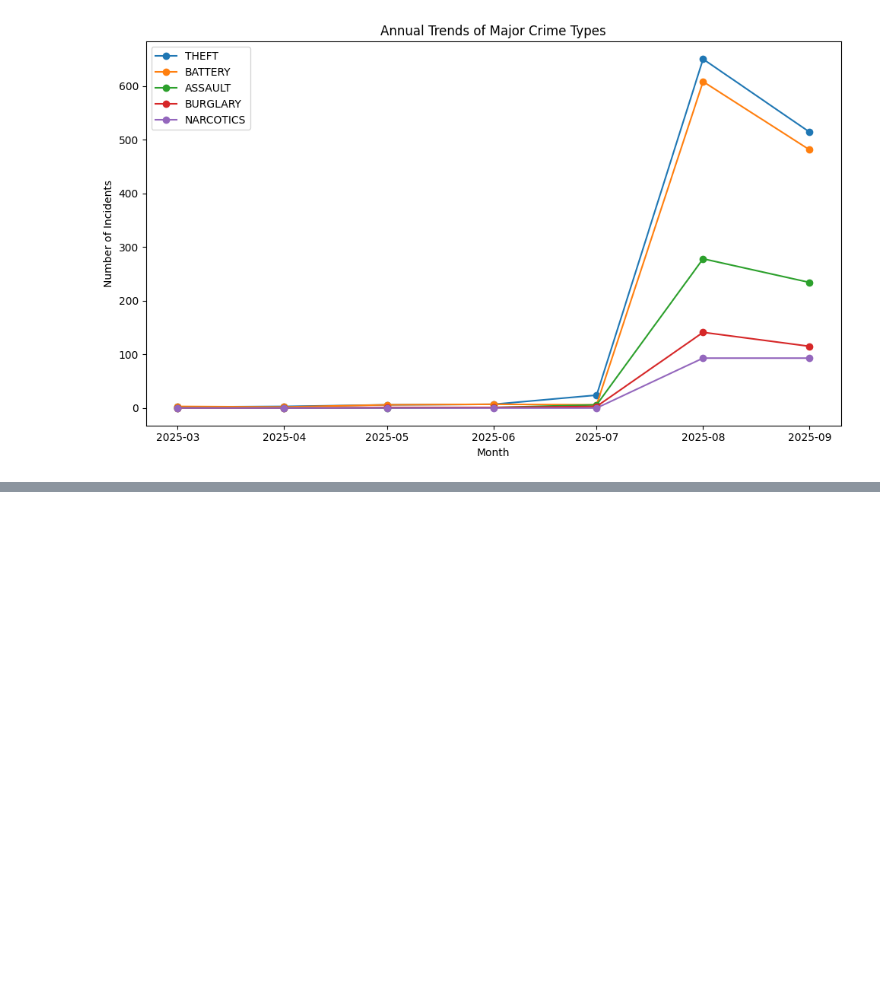
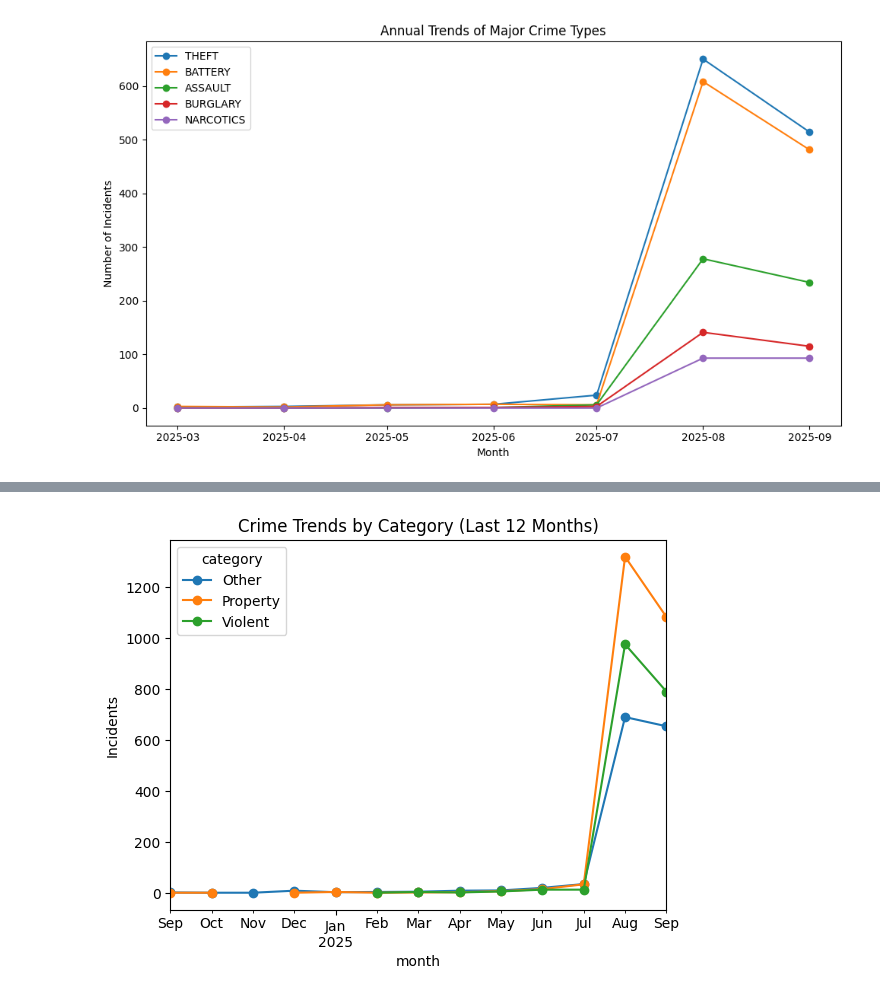
Before and after one commit to Jonah-Schwartz521/Chicago_Crime_Pipeline, a Jupyter notebook: notebooks/eda/eda.ipynb, the cells around one changed output, grey strips where cells are left out. Saved outputs shown, nothing was run; the diff lists cells and outputs as text; code cells hidden in the pictures; blank space fills up the shorter version.

```diff
--- a/notebooks/eda/eda.ipynb
+++ b/notebooks/eda/eda.ipynb
@@ -247,0 +344,22 @@ plt.show()
+# %%
+# Group crimes into categories
+df_categories = q("""
+SELECT DATE_TRUNC('month', date) AS month,
+    CASE
+        WHEN primary_type IN ('HOMICIDE', 'ASSAULT', 'BATTERY', 'ROBBERY') THEN 'Violent'
+        WHEN primary_type IN ('BURGLARY','THEFT','MOTOR VEHICLE THEFT','CRIMINAL DAMAGE') THEN 'Property'
+        ELSE 'Other'
+    END AS category,
+    COUNT(*) AS n
+FROM public_stg.stg_chicago_crimes
+WHERE date >= NOW() - INTERVAL '12 months'
+GROUP BY 1, 2
+ORDER BY month, category;
+""")
+
+df_categories.pivot(index='month', columns='category', values='n').plot(kind='line', marker='o')
+plt.title("Crime Trends by Category (Last 12 Months)")
+plt.ylabel("Incidents")
+plt.show()
+# %% [output]
+[figure, added]
```
Also changed, not shown: parts of 5 cells of this notebook.
